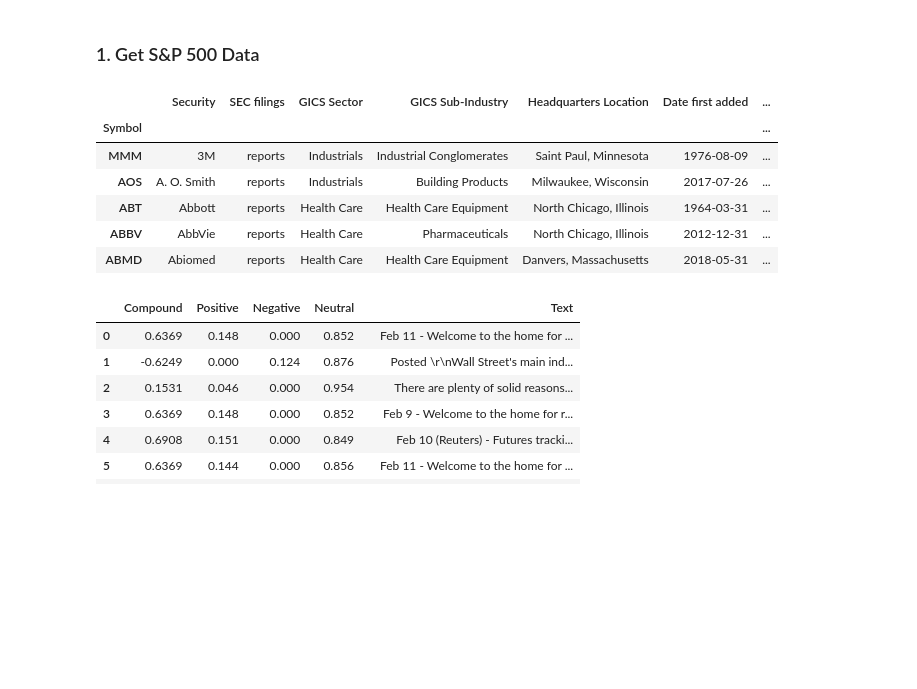
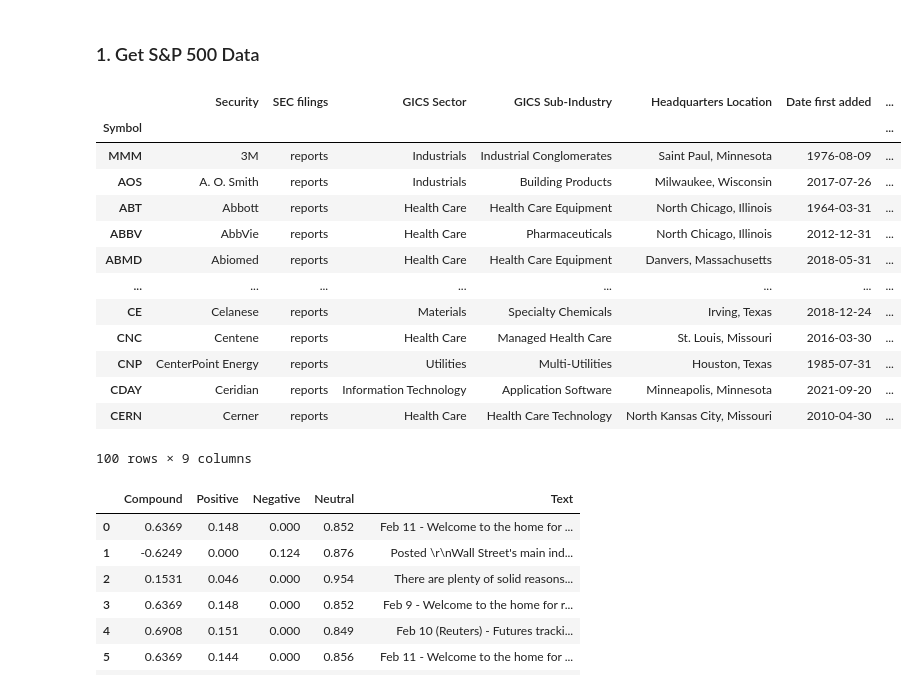
Before and after one commit to StrawhatRA/NLP-Tweet-Investor, a Jupyter notebook: data_collection.ipynb, the cells around one changed output. Cells and saved outputs as stored; diff of their text form; code cells hidden in the pictures; blank space fills up the shorter version.

```diff
--- a/data_collection.ipynb
+++ b/data_collection.ipynb
@@ -118,18 +28,25 @@ class SEC_Extractor:
 # %%
 # Get table of the S&P 500 tickers, CIK, and industry from Wikipedia
 wiki_url = "https://en.wikipedia.org/wiki/List_of_S%26P_500_companies"
 cik_df = pd.read_html(wiki_url,header=0,index_col=0)[0]
 cik_df['GICS Sector'] = cik_df['GICS Sector'].astype("category")
 cik_df['GICS Sub Industry'] = cik_df['GICS Sector'].astype("category")
-cik_df.head()
+cik_df.head(100)
 # %% [output]
 |  | Security | SEC filings | GICS Sector | GICS Sub-Industry | Headquarters Location | Date first added | ... |
 | Symbol |  |  |  |  |  |  | ... |
 | MMM | 3M | reports | Industrials | Industrial Conglomerates | Saint Paul, Minnesota | 1976-08-09 | ... |
 | AOS | A. O. Smith | reports | Industrials | Building Products | Milwaukee, Wisconsin | 2017-07-26 | ... |
 | ABT | Abbott | reports | Health Care | Health Care Equipment | North Chicago, Illinois | 1964-03-31 | ... |
 | ABBV | AbbVie | reports | Health Care | Pharmaceuticals | North Chicago, Illinois | 2012-12-31 | ... |
 | ABMD | Abiomed | reports | Health Care | Health Care Equipment | Danvers, Massachusetts | 2018-05-31 | ... |
+| ... | ... | ... | ... | ... | ... | ... | ... |
+| CE | Celanese | reports | Materials | Specialty Chemicals | Irving, Texas | 2018-12-24 | ... |
+| CNC | Centene | reports | Health Care | Managed Health Care | St. Louis, Missouri | 2016-03-30 | ... |
+| CNP | CenterPoint Energy | reports | Utilities | Multi-Utilities | Houston, Texas | 1985-07-31 | ... |
+| CDAY | Ceridian | reports | Information Technology | Application Software | Minneapolis, Minnesota | 2021-09-20 | ... |
+| CERN | Cerner | reports | Health Care | Health Care Technology | North Kansas City, Missouri | 2010-04-30 | ... |
+100 rows × 9 columns
 # %%
 from newsapi import NewsApiClient
 load_dotenv()
```
Also changed, not shown: parts of 18 cells of this notebook.
